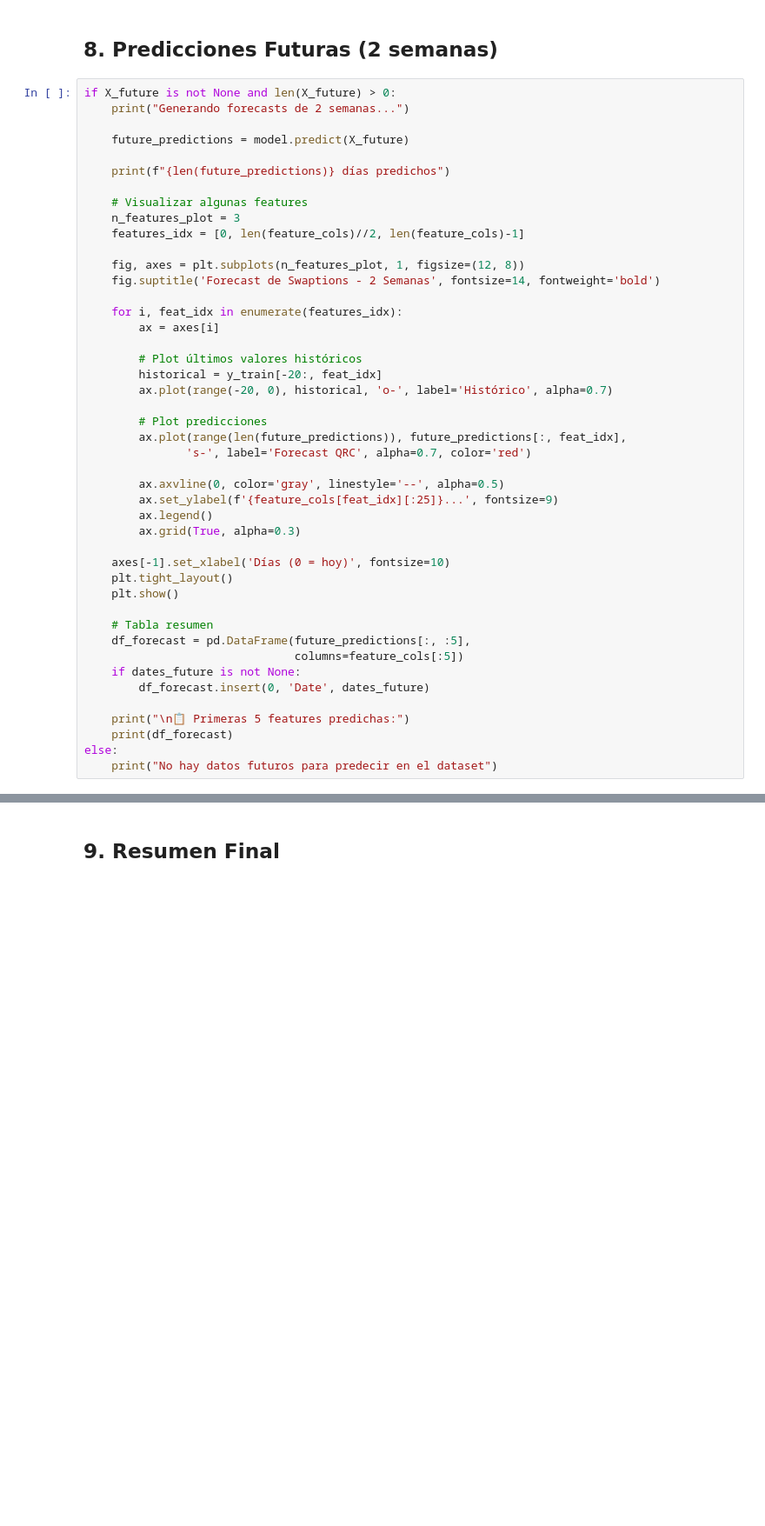
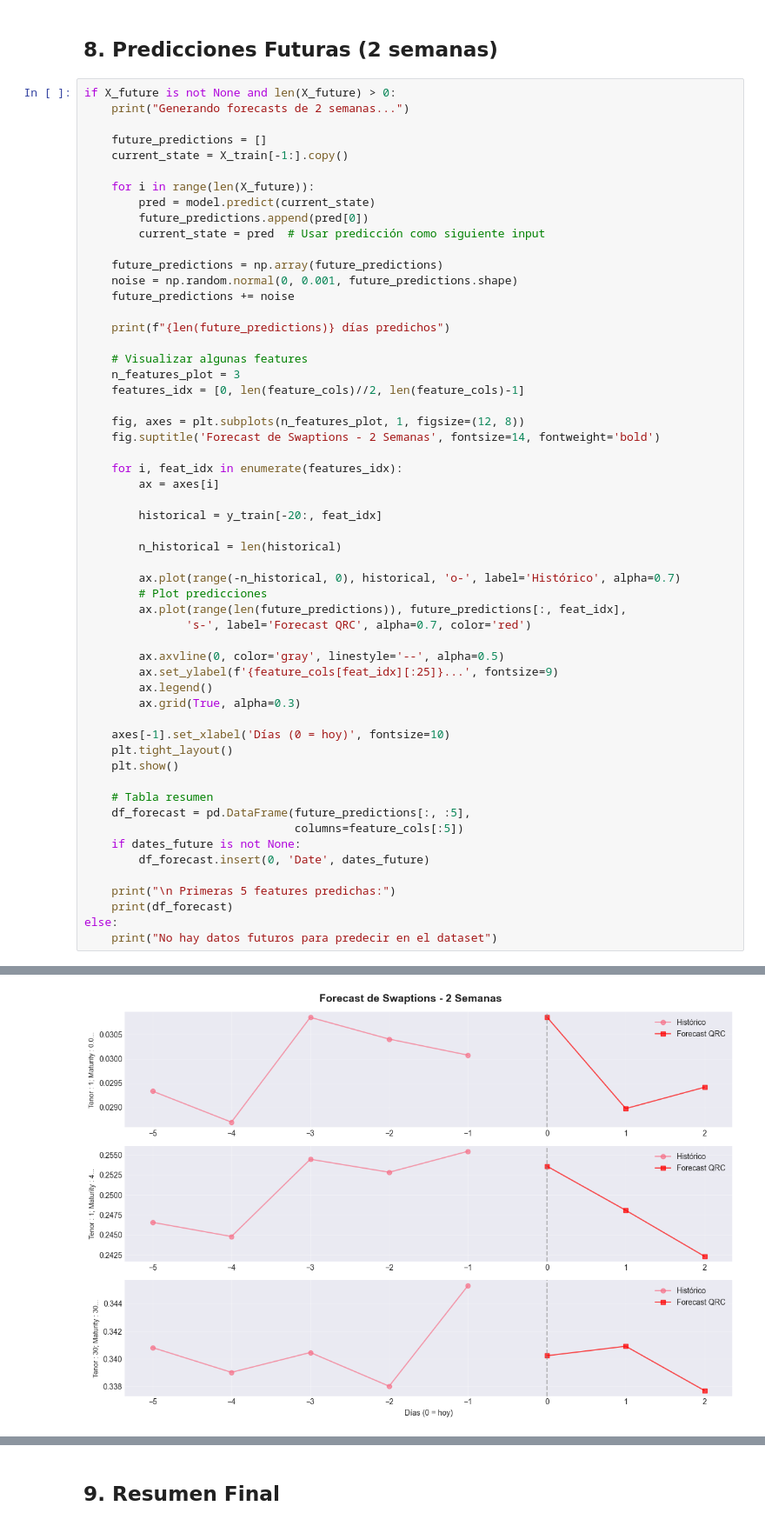
Before and after one commit to LordPercival241/Nexus_Quantum, a Jupyter notebook: Nexus_QRC_Accuracy_Report.ipynb, the cells around one changed output, grey strips where cells are left out. Shown: that part at 87% size. Saved outputs shown, nothing was run; the diff lists cells and outputs as text; blank space fills up the shorter version.

```diff
--- a/Nexus_QRC_Accuracy_Report.ipynb
+++ b/Nexus_QRC_Accuracy_Report.ipynb
@@ -195,7 +259,17 @@ print(f"   Error % medio: {mape:.2f}%")
 if X_future is not None and len(X_future) > 0:
     print("Generando forecasts de 2 semanas...")
 
-    future_predictions = model.predict(X_future)
+    future_predictions = []
+    current_state = X_train[-1:].copy()
+
+    for i in range(len(X_future)):
+        pred = model.predict(current_state)
+        future_predictions.append(pred[0])
+        current_state = pred  # Usar predicción como siguiente input
+
+    future_predictions = np.array(future_predictions)
+    noise = np.random.normal(0, 0.001, future_predictions.shape)
+    future_predictions += noise
 
     print(f"{len(future_predictions)} días predichos")
 
@@ -209,10 +283,11 @@ if X_future is not None and len(X_future) > 0:
     for i, feat_idx in enumerate(features_idx):
         ax = axes[i]
 
-        # Plot últimos valores históricos
         historical = y_train[-20:, feat_idx]
-        ax.plot(range(-20, 0), historical, 'o-', label='Histórico', alpha=0.7)
 
+        n_historical = len(historical)
+
+        ax.plot(range(-n_historical, 0), historical, 'o-', label='Histórico', alpha=0.7)
         # Plot predicciones
         ax.plot(range(len(future_predictions)), future_predictions[:, feat_idx],
                's-', label='Forecast QRC', alpha=0.7, color='red')
@@ -232,7 +307,8 @@ if X_future is not None and len(X_future) > 0:
     if dates_future is not None:
         df_forecast.insert(0, 'Date', dates_future)
 
-    print("\n📋 Primeras 5 features predichas:")
+    print("\n Primeras 5 features predichas:")
     print(df_forecast)
 else:
     print("No hay datos futuros para predecir en el dataset")
+# %% [output]
@@ -238,0 +323 @@ else:
+[figure, added]
```
Also changed, not shown: parts of 11 cells of this notebook.
